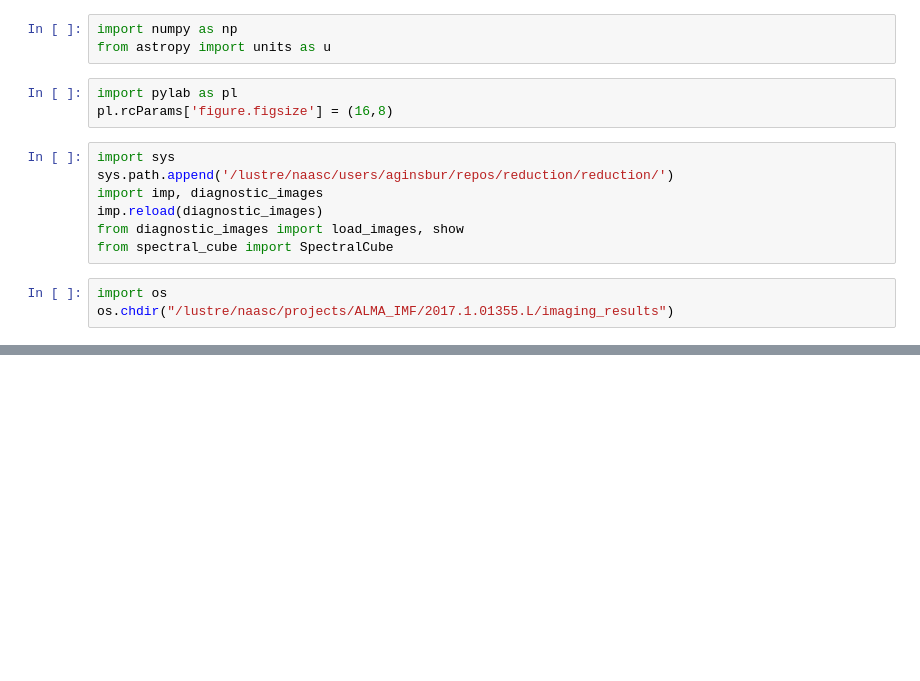
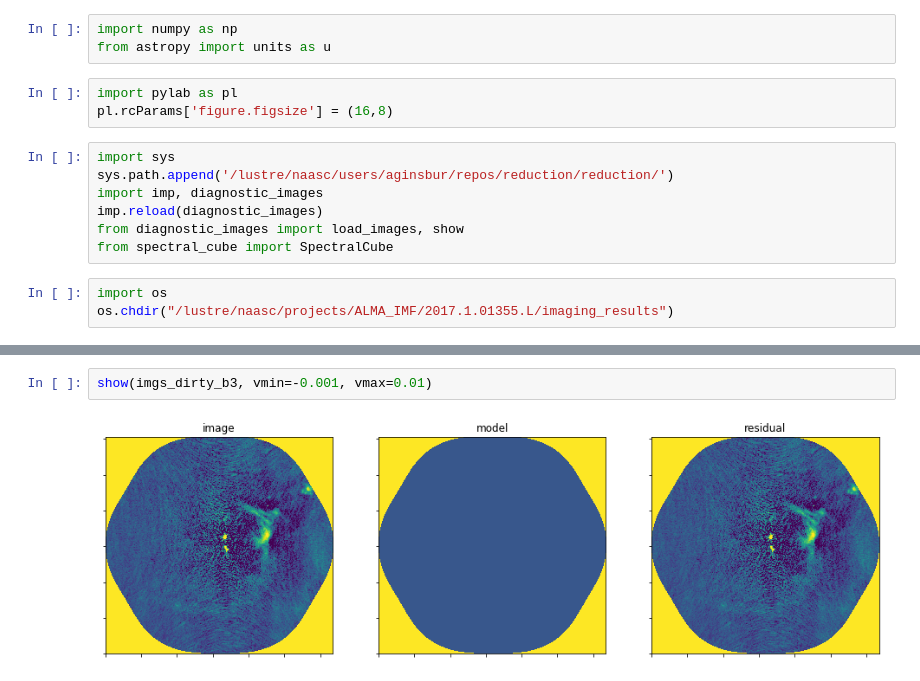
Before and after one commit to keflavich/almaimf-notebooks, a Jupyter notebook: W51E_B3_selfcal.ipynb, the cells around one changed output, grey strips where cells are left out. Saved outputs shown, nothing was run; the diff lists cells and outputs as text; blank space fills up the shorter version.

```diff
--- a/W51E_B3_selfcal.ipynb
+++ b/W51E_B3_selfcal.ipynb
@@ -42,3 +46,7 @@ WARNING: StokesWarning: Cube is a Stokes cube, returning spectral cube for I com
+# %%
+show(imgs_dirty_b3, vmin=-0.001, vmax=0.01)
+# %% [output]
+[figure, added]
 # %%
 show(imgs_before_b3, vmin=-0.001, vmax=0.01)
 # %% [output]
```
Also changed, not shown: parts of 9 cells of this notebook, 2 other files.
